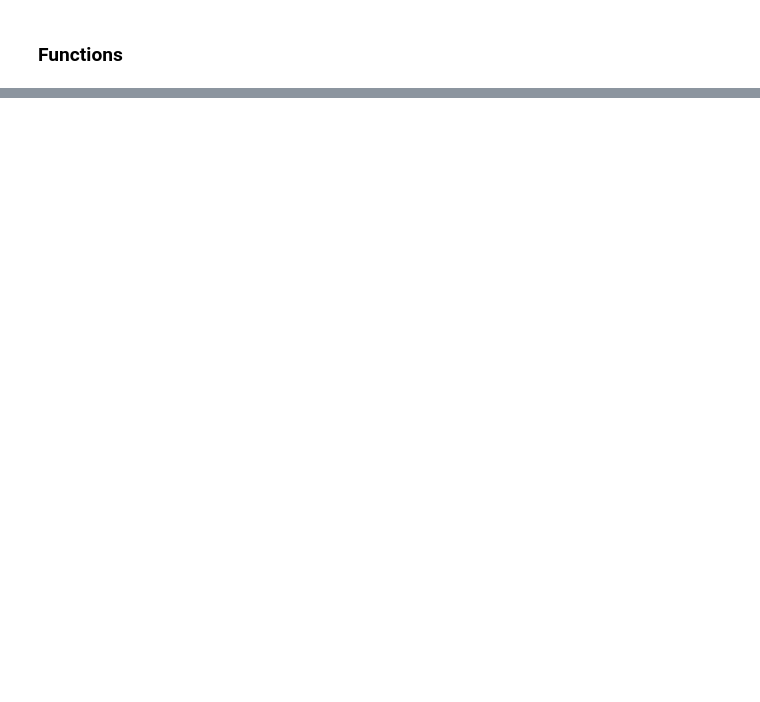
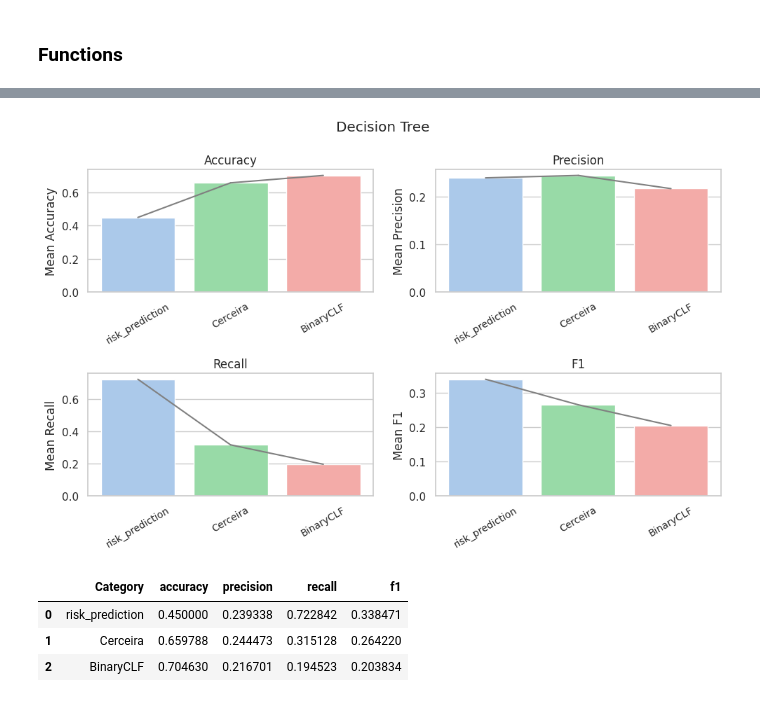
Before and after one commit to giorgosmarinos/KMIS--Survival-Analysis-as-a-Risk-Stratification-Tool-for-Threshold-Exceedance-Forecasting, a Jupyter notebook: examples/example#top_10_foodakai_timeseries.ipynb, the cells around one changed output, grey strips where cells are left out. Saved outputs shown, nothing was run; the diff lists cells and outputs as text; code cells hidden in the pictures; blank space fills up the shorter version.

```diff
--- a/examples/example#top_10_foodakai_timeseries.ipynb
+++ b/examples/example#top_10_foodakai_timeseries.ipynb
@@ -1083,0 +2941,67 @@ fruits_and_verg['Incidents'].plot()
+# %%
+import os
+import seaborn as sns
+import pandas as pd
+import matplotlib.pyplot as plt
+
+
+metrics = ['accuracy','precision', 'recall', 'f1']
+selected_df = new_results_[['Category'] + metrics]
+
+# Calculate mean values for each metric
+mean_values = selected_df.groupby('Category').mean().reset_index()
+
+# Define the desired order of categories
+if type_of_model not in ['SVM', 'Decision Tree', 'Linear Model']:
+    desired_order = ['risk_prediction', 'mean-survival-prob', 'Cerceira', 'BinaryCLF']
+else:
+    desired_order = ['risk_prediction', 'Cerceira', 'BinaryCLF']
+# Reindex the DataFrame based on the desired order of categories
+mean_values = mean_values.set_index('Category').reindex(desired_order).reset_index()
+
+# Set up the plot
+plt.figure(figsize=(10, 6))
+sns.set_theme(style="whitegrid")
+
+# Plot bar charts for each metric
+metrics = ['accuracy', 'precision', 'recall', 'f1']
+for i, metric in enumerate(metrics):
+    plt.subplot(2, 2, i+1)
+    ax = sns.barplot(x='Category', y=metric, data=mean_values, palette='pastel6')
+    plt.title(metric.capitalize())
+    plt.xlabel('')
+    plt.ylabel('Mean ' + metric.capitalize())
+    plt.xticks(rotation=30, fontsize='small')  # Rotate x-axis labels and set font size to small
+
+    # Add lines connecting the middle upper part of each bar
+    for bar, category in zip(ax.patches, mean_values['Category']):
+        category_index = mean_values['Category'].tolist().index(category)
+        if category_index < len(mean_values) - 1:
+            next_bar = ax.patches[category_index + 1]
+            x1 = bar.get_x() + bar.get_width() / 2
+            y1 = bar.get_height()
+            x2 = next_bar.get_x() + next_bar.get_width() / 2
+            y2 = next_bar.get_height()
+            plt.plot([x1, x2], [y1, y2], color='gray')
+
+# Adjust layout
+plt.tight_layout()
+
+# Add overall title
+plt.suptitle(type_of_model, y=1.05)
+
+# Save the plot
+file_path = os.path.join('/home/gmarinos/Documents/Code/extended_version_1st_pub/plots', algorithm_name + '_mean_values_with_lines.png')
+plt.savefig(file_path)
+
+# Show the plot
+plt.show()
+# %% [output]
+[figure, added]
+# %%
+mean_values
+# %% [output]
+|  | Category | accuracy | precision | recall | f1 |
+| 0 | risk_prediction | 0.450000 | 0.239338 | 0.722842 | 0.338471 |
+| 1 | Cerceira | 0.659788 | 0.244473 | 0.315128 | 0.264220 |
+| 2 | BinaryCLF | 0.704630 | 0.216701 | 0.194523 | 0.203834 |
```
Also changed, not shown: parts of 110 cells of this notebook, 1 other file.
